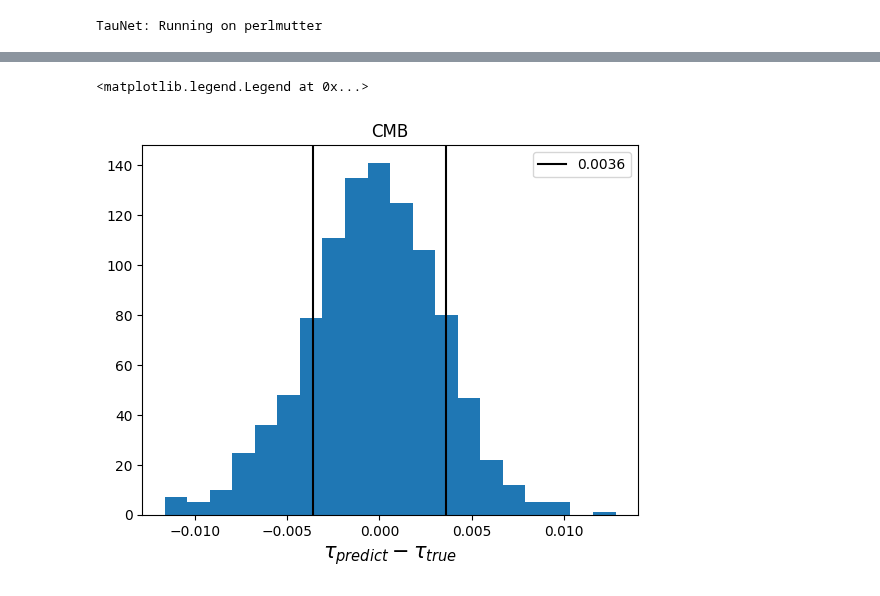
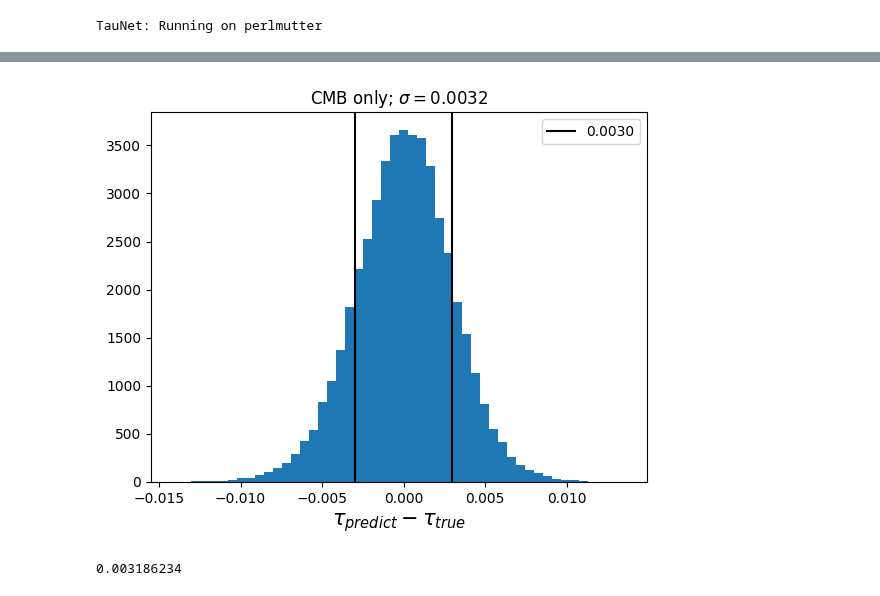
Before and after one commit to antolonappan/taunet, a Jupyter notebook: Notebooks/cnn.ipynb, the cells around one changed output, grey strips where cells are left out. Drawn from its saved outputs; the diff is of its cells as text; code cells hidden in the pictures.

Commit message:
net save and load
Signed-off-by: Anto Idicherian Lonappan <antolonappan@icloud.com>

```diff
--- a/Notebooks/cnn.ipynb
+++ b/Notebooks/cnn.ipynb
@@ -17,6 +23,7 @@ cmb = CMBmap(taus,nsim=240000,verbose=False)
 # %%
 taus = cmb.tau_dis
 # %%
-TAU = taus[:10000]
+TAU = taus
 null = plt.hist(TAU, bins=500)
+plt.xlabel('$\\tau$', fontsize=20)
 # %% [output]
@@ -30,3 +51,5 @@ QU_S = np.array(QU_S)
+# %%
+QU_S = pl.load(open('/pscratch/sd/l/lonappan/cmb.pkl','rb'))
 # %%
 print(len(TAU),len(QU_S))
 # %% [output]
@@ -34,5 +57,5 @@ print(len(TAU),len(QU_S))
 # %%
-Xs_train, Xs_test, ys_train, ys_test = train_test_split(QU_S, TAU, test_size=0.1, random_state=42)
+Xs_train, Xs_test, ys_train, ys_test = train_test_split(np.array(QU_S), TAU, test_size=0.2, random_state=42)
 # %%
 models = TauNet(nmaps=2)
 # %% [output]
@@ -41,0 +65,2 @@ To enable them in other operations, rebuild TensorFlow with the appropriate comp
+# %%
+models.load('../Nets/cmb.keras')
@@ -70,12 +99,16 @@ predicts = models.predict(Xs_test)
 diffs = predicts[:,0] - ys_test.flatten()
 stds = np.std(diffs)
 # %%
-plt.hist(predicts[:,0] - ys_test.flatten(),bins=20)
+plt.hist(predicts[:,0] - ys_test.flatten(),bins=50)
 plt.xlabel('$\\tau_{predict} - \\tau_{true}$',fontsize=15)
 plt.axvline(stds,c='k',label=f'{stds:.4f}')
 plt.axvline(-stds,c='k')
-plt.title('CMB')
+plt.title(f'CMB only; $\sigma=${np.mean(np.abs(predicts[:,1])):.4f}')
 plt.legend()
+plt.savefig('cmbonly.pdf',dpi=300,bbox_inches='tight')
 # %% [output]
-<matplotlib.legend.Legend at 0x...>
-[figure, old version]
+[figure, new version]
+# %%
+np.mean(np.abs(predicts[:,1]))
+# %% [output]
+0.003186234
```
Also changed, not shown: parts of 21 cells of this notebook, 4 other files.
